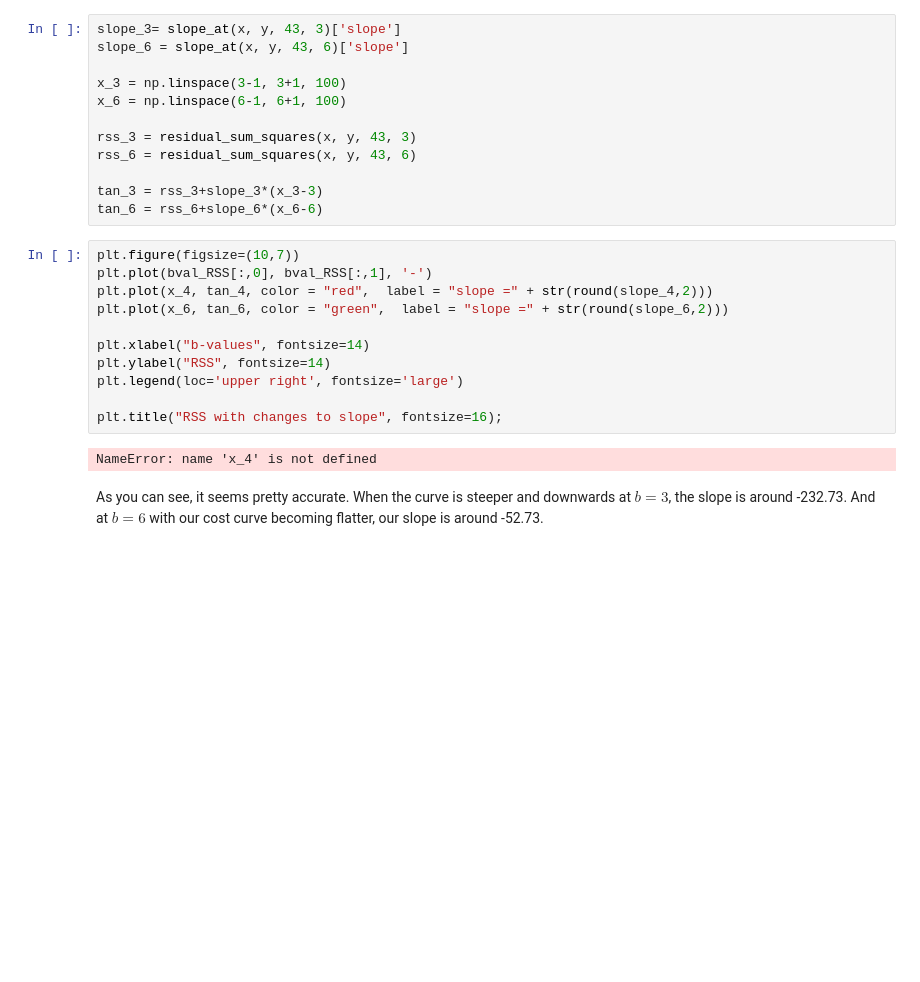
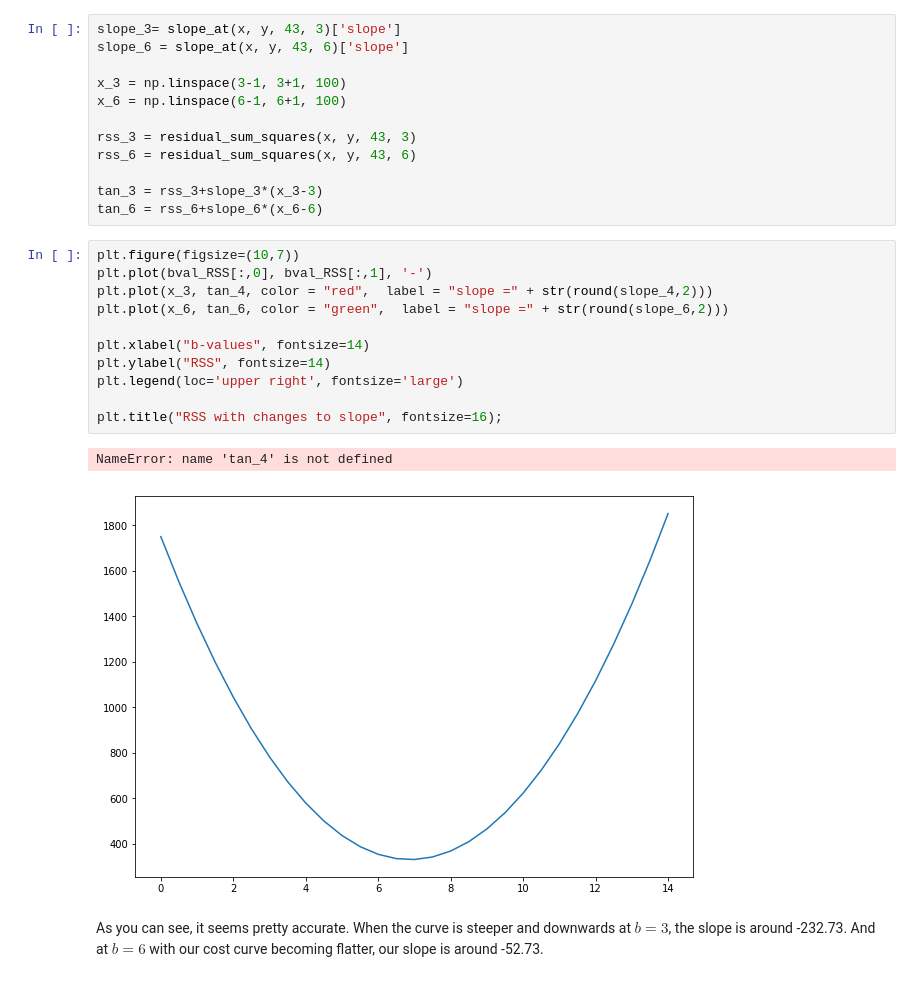
Before and after one commit to steeznation16/dsc-2-14-12-gradient-descent-step-sizes-lab-online-ds-ft-100118, a Jupyter notebook: index.ipynb, the cells around one changed output. Saved outputs shown, nothing was run; the diff lists cells and outputs as text; blank space fills up the shorter version.

```diff
--- a/index.ipynb
+++ b/index.ipynb
@@ -160,16 +160,17 @@ tan_6 = rss_6+slope_6*(x_6-6)
 # %%
 plt.figure(figsize=(10,7))
 plt.plot(bval_RSS[:,0], bval_RSS[:,1], '-')
-plt.plot(x_4, tan_4, color = "red",  label = "slope =" + str(round(slope_4,2)))
+plt.plot(x_3, tan_4, color = "red",  label = "slope =" + str(round(slope_4,2)))
 plt.plot(x_6, tan_6, color = "green",  label = "slope =" + str(round(slope_6,2)))
 
 plt.xlabel("b-values", fontsize=14)
 plt.ylabel("RSS", fontsize=14)
 plt.legend(loc='upper right', fontsize='large')
 
 plt.title("RSS with changes to slope", fontsize=16);
 # %% [output]
-NameError: name 'x_4' is not defined
+NameError: name 'tan_4' is not defined
+[figure, added]
 # %% [markdown]
 As you can see, it seems pretty accurate.  When the curve is steeper and downwards at $b = 3$, the slope is around -232.73.  And at $b = 6$ with our cost curve becoming flatter, our slope is around -52.73.
 # %% [markdown]
```
